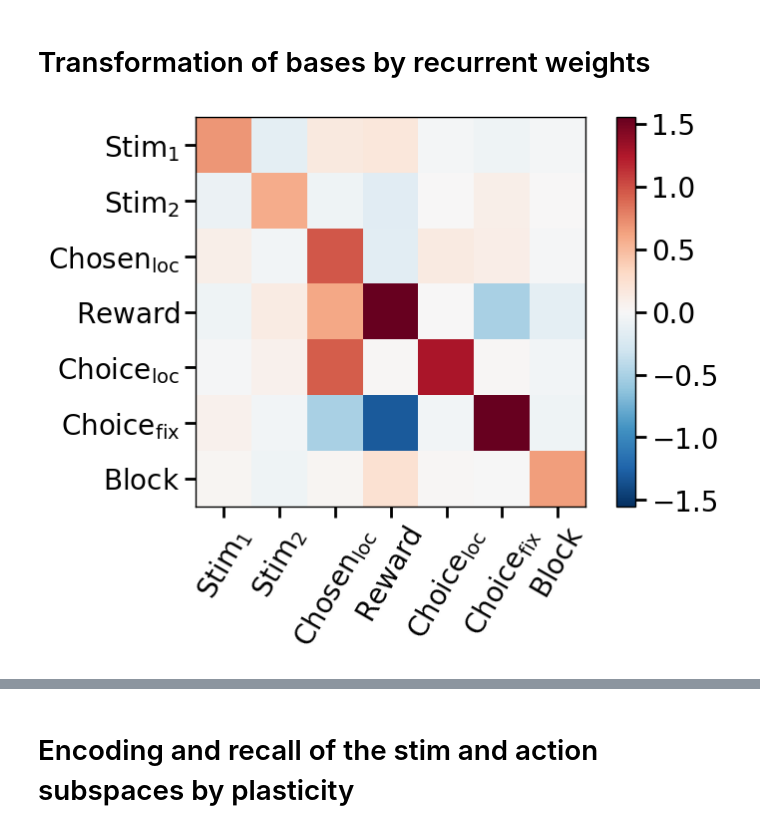
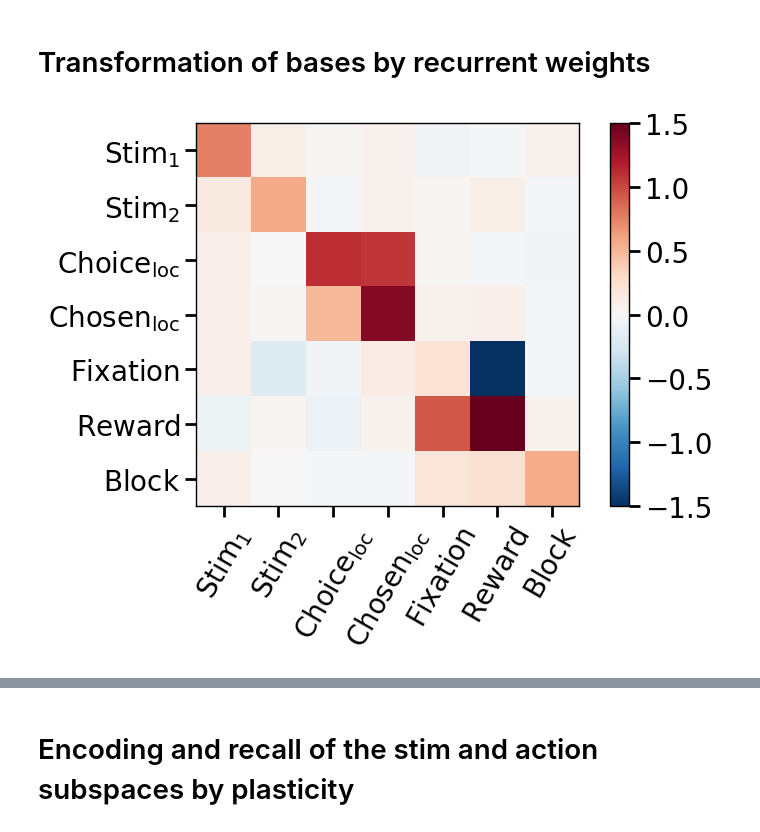
Before and after one commit to slenderham/what-where-task-analysis, a Jupyter notebook: rnn/network_analysis.ipynb, the cells around one changed output, grey strips where cells are left out. Cells and saved outputs as stored; diff of their text form; code cells hidden in the pictures.

```diff
--- a/rnn/network_analysis.ipynb
+++ b/rnn/network_analysis.ipynb
@@ -42,7 +42,7 @@ input_config = {
 }
 
 output_config = {
-    'action': (3, [0]), # left, right, fixation
+    'action': (2, [0]), # left, right, fixation
     'block_type': (2, [0]), # where or what block
 }
 
@@ -415,7 +415,7 @@ all_model_output_weights_raw = []
 for mdl in all_models:
     all_model_output_weights_raw.append(mdl.h2o['action'].effective_weight().detach())
 
-all_model_output_weights_raw = torch.stack(all_model_output_weights_raw, dim=0).reshape(-1, 3, args['hidden_size']).permute(0,2,1) # (num_models, hidden_size, 4)
+all_model_output_weights_raw = torch.stack(all_model_output_weights_raw, dim=0).reshape(-1, 2, args['hidden_size']).permute(0,2,1) # (num_models, hidden_size, 4)
 all_model_outputs_effective = (all_model_output_weights_raw[:,:,1]-all_model_output_weights_raw[:,:,0])[...,None]
 
 # all_model_outputs_effective = np.stack([
@@ -459,10 +459,10 @@ all_model_block_type_weights_effective = (all_model_block_type_weights[:,:,1]-al
 '''calculate the overlap between the bases'''
 # ignoring the fixation related bases for now
 all_model_bases = np.concatenate([all_model_inputs_effective,
+                                  all_model_outputs_effective,
                                   all_model_action_feedback_weights_effective,
+                                  all_model_fixation_weights_effective,
                                   all_model_reward_weights_effective,
-                                  all_model_outputs_effective,
-                                  all_model_fixation_weights_effective,
                                   all_model_block_type_weights_effective], axis=-1) # (num_models, hidden_size, 3+1+1+1+1)
 
 # all_model_bases = np.linalg.qr(all_model_bases)[0]
@@ -471,7 +471,7 @@ all_model_bases = all_model_bases / (np.linalg.norm(all_model_bases, axis=1, kee
 
 
 '''specify names of the axes'''
-all_bases_names = [r'$Stim_1$', r'$Stim_2$', r'$Chosen_{loc}$', r'$Reward$', r'$Choice_{loc}$', r'$Choice_{fix}$', r'$Block$']
+all_bases_names = [r'$Stim_1$', r'$Stim_2$', r'$Choice_{loc}$', r'$Chosen_{loc}$', r'$Fixation$', r'$Reward$', r'$Block$']
 
 plt.imshow(np.mean([all_model_bases[i].T@all_model_bases[i] for i in range(8)], 0),
            cmap='RdBu_r', vmin=-1, vmax=1)
@@ -597,28 +630,28 @@ all_model_recurrent_weights = torch.stack(all_model_recurrent_weights, dim=0)  #
 # %%
 # Visualize how the recurrent weight transforms the input bases by performing a matrix change of variable
 # For each model, transform the input bases by its recurrent weight, then average the resulting correlation matrices
 
 num_models = all_model_recurrent_weights.shape[0]
 num_bases = all_model_bases.shape[-1]
 
 corrs = []
 for i in range(num_models):
     W_rec = all_model_recurrent_weights[i].numpy()  # (hidden_size, hidden_size)
     input_bases = all_model_bases[i]  # (hidden_size, num_bases)
     transformed_bases = W_rec @ input_bases  # (hidden_size, num_bases)
-#     transformed_bases = transformed_bases / np.linalg.norm(transformed_bases, axis=0, keepdims=True)
+    # transformed_bases = transformed_bases / np.linalg.norm(transformed_bases, axis=0, keepdims=True)
     corr = input_bases.T @ transformed_bases # (num_bases, num_bases)
     corrs.append(corr)
 
 mean_corr = np.mean(corrs, axis=0)
 plt.figure(figsize=(8,6))
-plt.imshow(mean_corr, cmap='RdBu_r', norm=mpl.colors.CenteredNorm(vcenter=0))
+plt.imshow(mean_corr, cmap='RdBu_r', norm=mpl.colors.CenteredNorm(vcenter=0, halfrange=1.5))
 plt.colorbar()
 plt.xticks(range(num_bases), all_bases_names, rotation=60)
 plt.yticks(range(num_bases), all_bases_names)
 
 plt.tight_layout()
 
 plt.show()
 # %% [output]
-[figure, old version]
+[figure, new version]
```
Also changed, not shown: parts of 12 cells of this notebook, 2 other files.
